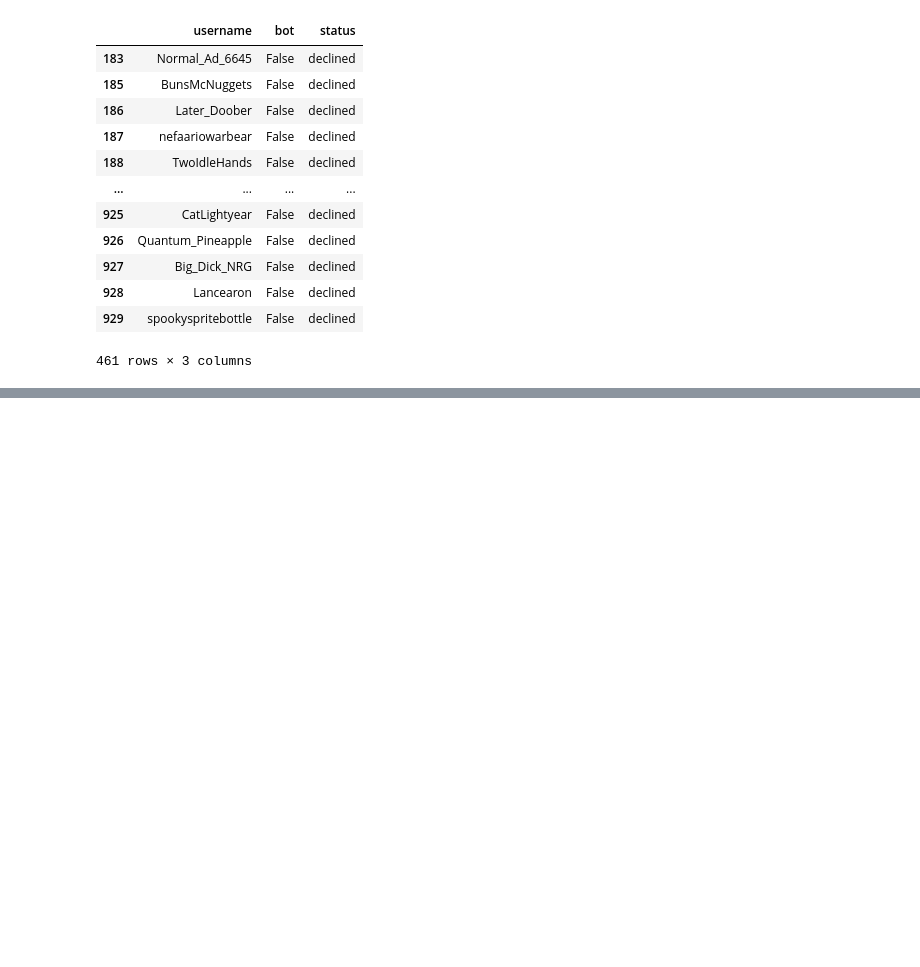
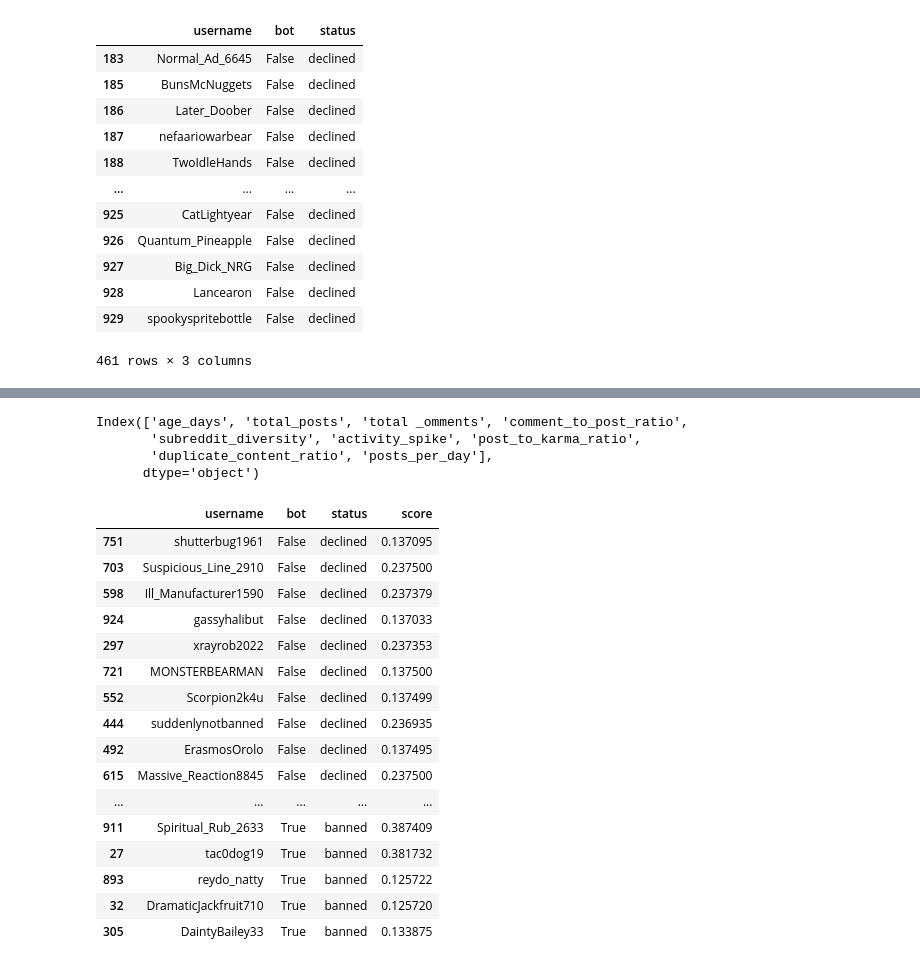
Before and after one commit to SilveerDusk/UnwrapHackathon, a Jupyter notebook: botEval.ipynb, the cells around one changed output, grey strips where cells are left out. Cells and saved outputs as stored; diff of their text form; code cells hidden in the pictures; blank space fills up the shorter version.

```diff
--- a/botEval.ipynb
+++ b/botEval.ipynb
@@ -42,5 +50,5 @@ bots
 # %%
-bots_test = pd.concat([bots[~bots['bot']].sample(30).copy(),bots[bots['bot']].sample(30).copy()])
+bots_test = pd.concat([bots[~bots['bot']].sample(100).copy(),bots[bots['bot']].sample(100).copy()])
 # %%
 bots_test['score'] = bots_test['username'].apply(generate_bot_score)
 # %% [output]
@@ -146,0 +374,27 @@ bots[~bots['bot']]
+# %%
+X_train_numeric.columns
+# %% [output]
+Index(['age_days', 'total_posts', 'total _omments', 'comment_to_post_ratio',
+       'subreddit_diversity', 'activity_spike', 'post_to_karma_ratio',
+       'duplicate_content_ratio', 'posts_per_day'],
+      dtype='object')
+# %%
+bots_test
+# %% [output]
+|  | username | bot | status | score |
+| 751 | shutterbug1961 | False | declined | 0.137095 |
+| 703 | Suspicious_Line_2910 | False | declined | 0.237500 |
+| 598 | Ill_Manufacturer1590 | False | declined | 0.237379 |
+| 924 | gassyhalibut | False | declined | 0.137033 |
+| 297 | xrayrob2022 | False | declined | 0.237353 |
+| 721 | MONSTERBEARMAN | False | declined | 0.137500 |
+| 552 | Scorpion2k4u | False | declined | 0.137499 |
+| 444 | suddenlynotbanned | False | declined | 0.236935 |
+| 492 | ErasmosOrolo | False | declined | 0.137495 |
+| 615 | Massive_Reaction8845 | False | declined | 0.237500 |
+| ... | ... | ... | ... | ... |
+| 911 | Spiritual_Rub_2633 | True | banned | 0.387409 |
+| 27 | tac0dog19 | True | banned | 0.381732 |
+| 893 | reydo_natty | True | banned | 0.125722 |
+| 32 | DramaticJackfruit710 | True | banned | 0.125720 |
+| 305 | DaintyBailey33 | True | banned | 0.133875 |
```
Also changed, not shown: parts of 25 cells of this notebook, 10 other files.
